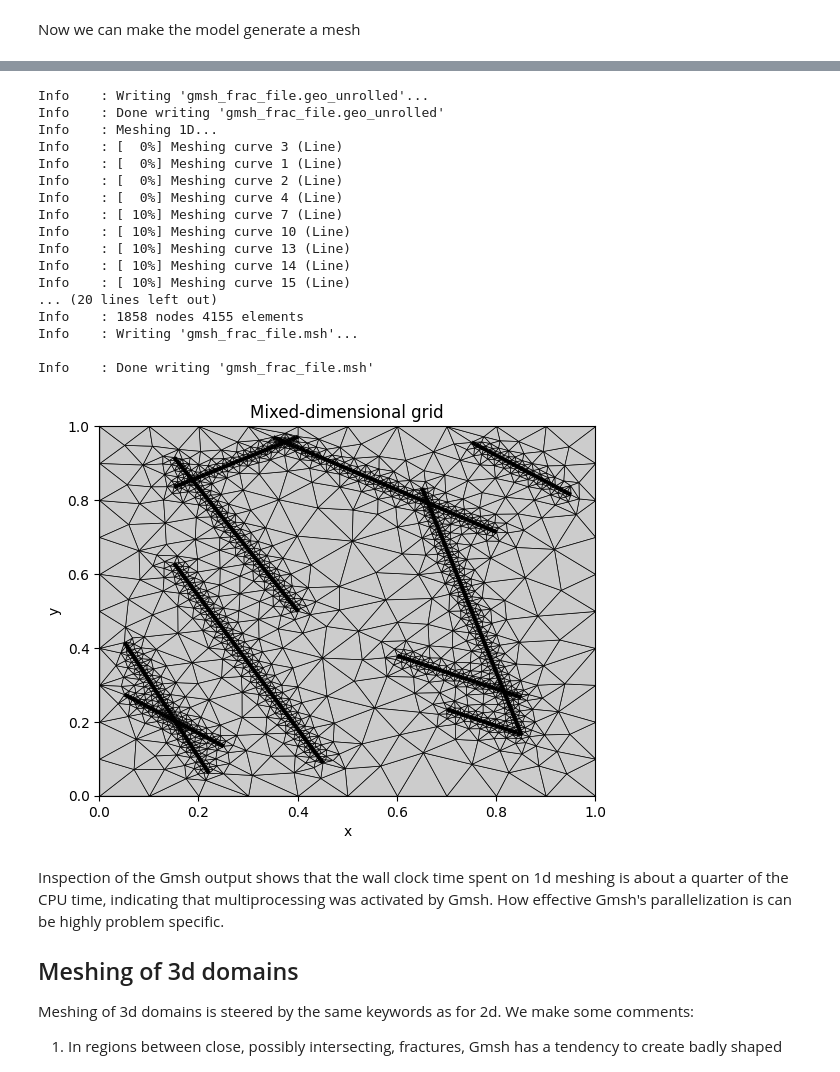
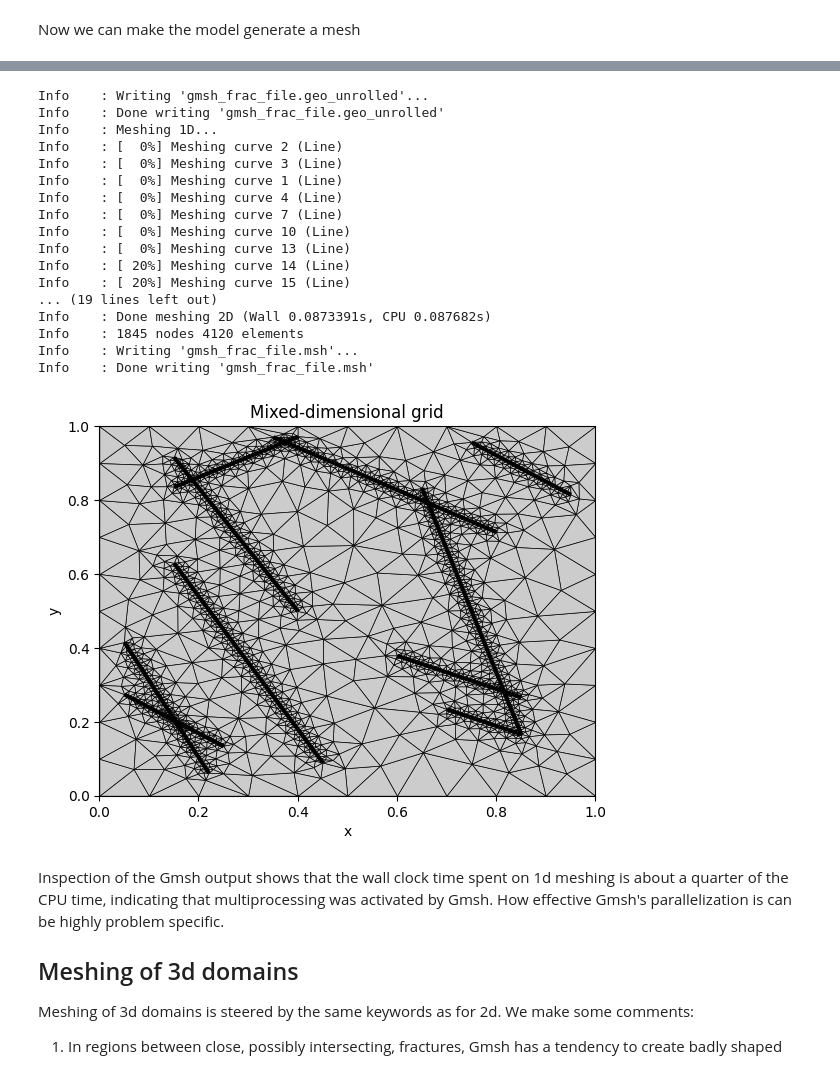
Before and after one commit to pmgbergen/porepy, a Jupyter notebook: tutorials/mixed_dimensional_grids.ipynb, the cells around one changed output, grey strips where cells are left out. Cells and saved outputs as stored; diff of their text form; code cells hidden in the pictures.

```diff
--- a/tutorials/mixed_dimensional_grids.ipynb
+++ b/tutorials/mixed_dimensional_grids.ipynb
@@ -281,45 +192,46 @@ from porepy.examples.flow_benchmark_2d_case_3 import FlowBenchmark2dCase3aModel
 
 params = {
     "grid_type": "simplex",
     "meshing_arguments": {
         # Let the fracture mesh size be an order of magnitude smaller than the
         # boundary mesh size.
         "cell_size_fracture": units.convert_units(0.01, "m"),
         "cell_size_boundary": units.convert_units(0.1, "m"),
-        # Set a low minimum cell size and request somewhat rapid coarsening away from
-        # the fractures.
+        # Set a low minimum cell size.
         "cell_size_min": units.convert_units(0.005, "m"),
     },
     "meshing_kwargs": {
         # This is how to use the 'Frontal Delaunay' meshing algorithm in Gmsh.
         "meshing_algorithm": 5,
         # Use 4 processors for the meshing.
         "num_processors": 4,
+        # Make Gmsh more verbose in its output.
+        "gmsh_verbosity_level": 5,
         # Do not extend the mesh size from the boundary. Set this to True to see the
         # difference (this is most likely not desired here).
         "extend_mesh_size_from_boundary": False,
     },
 }
 mesh_and_plot(FlowBenchmark2dCase3aModel, params)
 # %% [output]
 Info    : Writing 'gmsh_frac_file.geo_unrolled'...
 Info    : Done writing 'gmsh_frac_file.geo_unrolled'
 Info    : Meshing 1D...
+Info    : [  0%] Meshing curve 2 (Line)
 Info    : [  0%] Meshing curve 3 (Line)
 Info    : [  0%] Meshing curve 1 (Line)
-Info    : [  0%] Meshing curve 2 (Line)
 Info    : [  0%] Meshing curve 4 (Line)
-Info    : [ 10%] Meshing curve 7 (Line)
-Info    : [ 10%] Meshing curve 10 (Line)
-Info    : [ 10%] Meshing curve 13 (Line)
-Info    : [ 10%] Meshing curve 14 (Line)
-Info    : [ 10%] Meshing curve 15 (Line)
-... (20 lines left out)
-Info    : 1858 nodes 4155 elements
+Info    : [  0%] Meshing curve 7 (Line)
+Info    : [  0%] Meshing curve 10 (Line)
+Info    : [  0%] Meshing curve 13 (Line)
+Info    : [ 20%] Meshing curve 14 (Line)
+Info    : [ 20%] Meshing curve 15 (Line)
+... (19 lines left out)
+Info    : Done meshing 2D (Wall 0.0873391s, CPU 0.087682s)
+Info    : 1845 nodes 4120 elements
 Info    : Writing 'gmsh_frac_file.msh'...
-
 Info    : Done writing 'gmsh_frac_file.msh'
-[figure, old version]
+[figure, new version]
 # %% [markdown]
 Inspection of the Gmsh output shows that the wall clock time spent on 1d meshing is about a quarter of the CPU time, indicating that multiprocessing was activated by Gmsh. How effective Gmsh's parallelization is can be highly problem specific.
 
```
Also changed, not shown: parts of 11 cells of this notebook.
